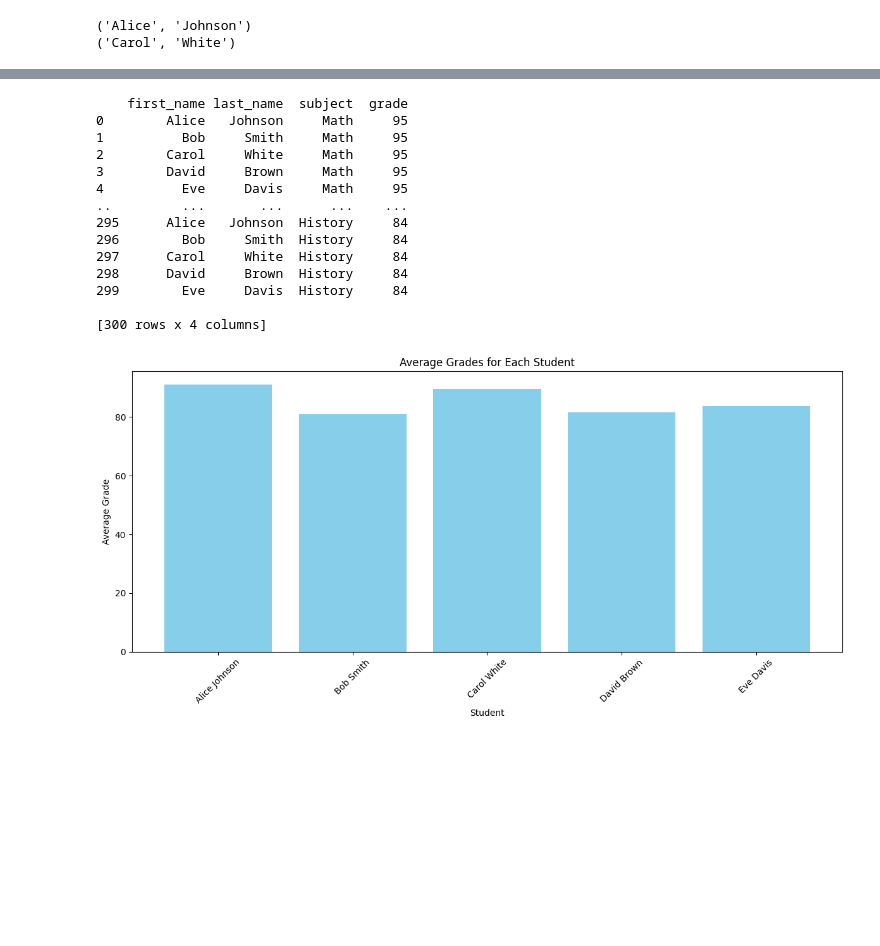
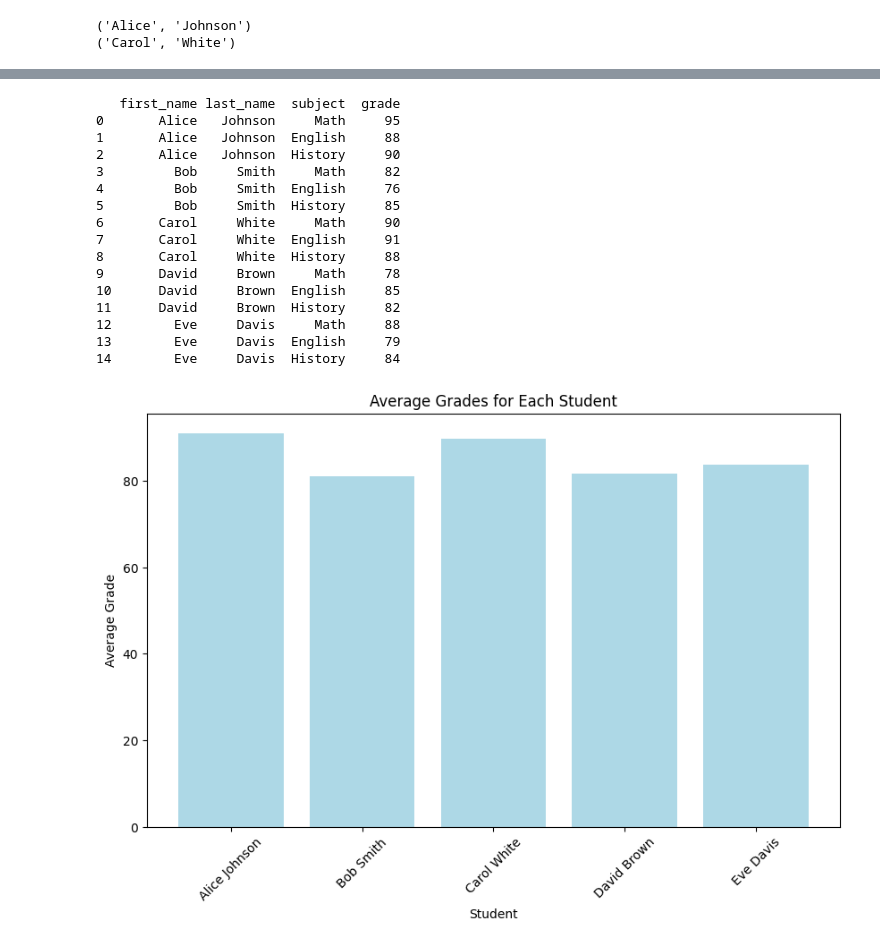
Before and after one commit to fourfeatherz/DS2002F24, a Jupyter notebook: python/sqlite_ds2002.ipynb, the cells around one changed output, grey strips where cells are left out. Saved outputs shown, nothing was run; the diff lists cells and outputs as text; code cells hidden in the pictures; blank space fills up the shorter version.

```diff
--- a/python/sqlite_ds2002.ipynb
+++ b/python/sqlite_ds2002.ipynb
@@ -714,29 +754,26 @@ print(grades_df)
 # %%
 joined = '''
-SELECT
-    students.first_name, students.last_name, grades.subject, grades.grade
-FROM
-    students
-JOIN
-    grades
-ON
-    grades.student_id = grades.student_id
+SELECT students.first_name, students.last_name, grades.subject, grades.grade
+FROM students
+JOIN grades ON students.student_id = grades.student_id
 '''
 joined_df = pd.read_sql_query(joined, connectionhw)
 
 print(joined_df)
 # %% [output]
-    first_name last_name  subject  grade
-0        Alice   Johnson     Math     95
-1          Bob     Smith     Math     95
-2        Carol     White     Math     95
-3        David     Brown     Math     95
-4          Eve     Davis     Math     95
-..         ...       ...      ...    ...
-295      Alice   Johnson  History     84
-296        Bob     Smith  History     84
-297      Carol     White  History     84
-298      David     Brown  History     84
-299        Eve     Davis  History     84
-
-[300 rows x 4 columns]
+   first_name last_name  subject  grade
+0       Alice   Johnson     Math     95
+1       Alice   Johnson  English     88
+2       Alice   Johnson  History     90
+3         Bob     Smith     Math     82
+4         Bob     Smith  English     76
+5         Bob     Smith  History     85
+6       Carol     White     Math     90
+7       Carol     White  English     91
+8       Carol     White  History     88
+9       David     Brown     Math     78
+10      David     Brown  English     85
+11      David     Brown  History     82
+12        Eve     Davis     Math     88
+13        Eve     Davis  English     79
+14        Eve     Davis  History     84
@@ -747,20 +780,16 @@ connectionhw.commit()
 # %%
 import matplotlib.pyplot as plt
-
-# Calculate average grades for each student
-avg_grades_df = merged_df.groupby(['first_name', 'last_name'])['grade'].mean().reset_index()
+avg_grades_df = joined_df.groupby(['first_name', 'last_name'])['grade'].mean().reset_index()
 avg_grades_df.columns = ['First Name', 'Last Name', 'Average Grade']
 
-# Plot average grades for each student
-plt.figure(figsize=(12, 6))
-plt.bar(avg_grades_df['First Name'] + ' ' + avg_grades_df['Last Name'], avg_grades_df['Average Grade'], color='skyblue')
+plt.figure(figsize=(10, 6))
+plt.bar(avg_grades_df['First Name'] + ' ' + avg_grades_df['Last Name'], avg_grades_df['Average Grade'], color='lightblue')
 plt.xlabel('Student')
 plt.ylabel('Average Grade')
 plt.title('Average Grades for Each Student')
 plt.xticks(rotation=45)
-plt.tight_layout()  # Adjust layout to make room for rotated x-axis labels
 plt.show()
 # %% [output]
-[figure, old version]
+[figure, new version]
 # %%
 import matplotlib.pyplot as plt
```
Also changed, not shown: parts of 8 cells of this notebook.
